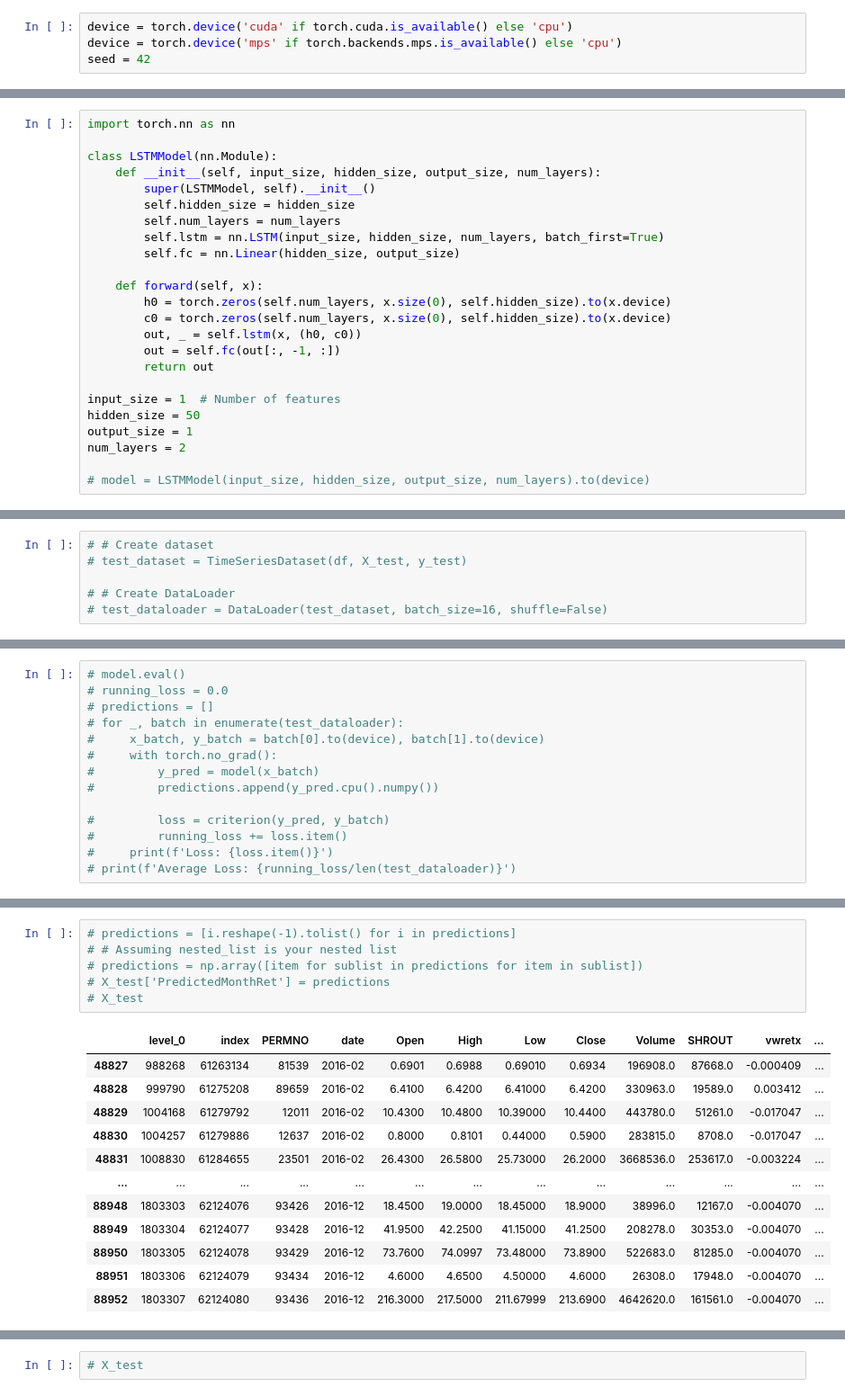
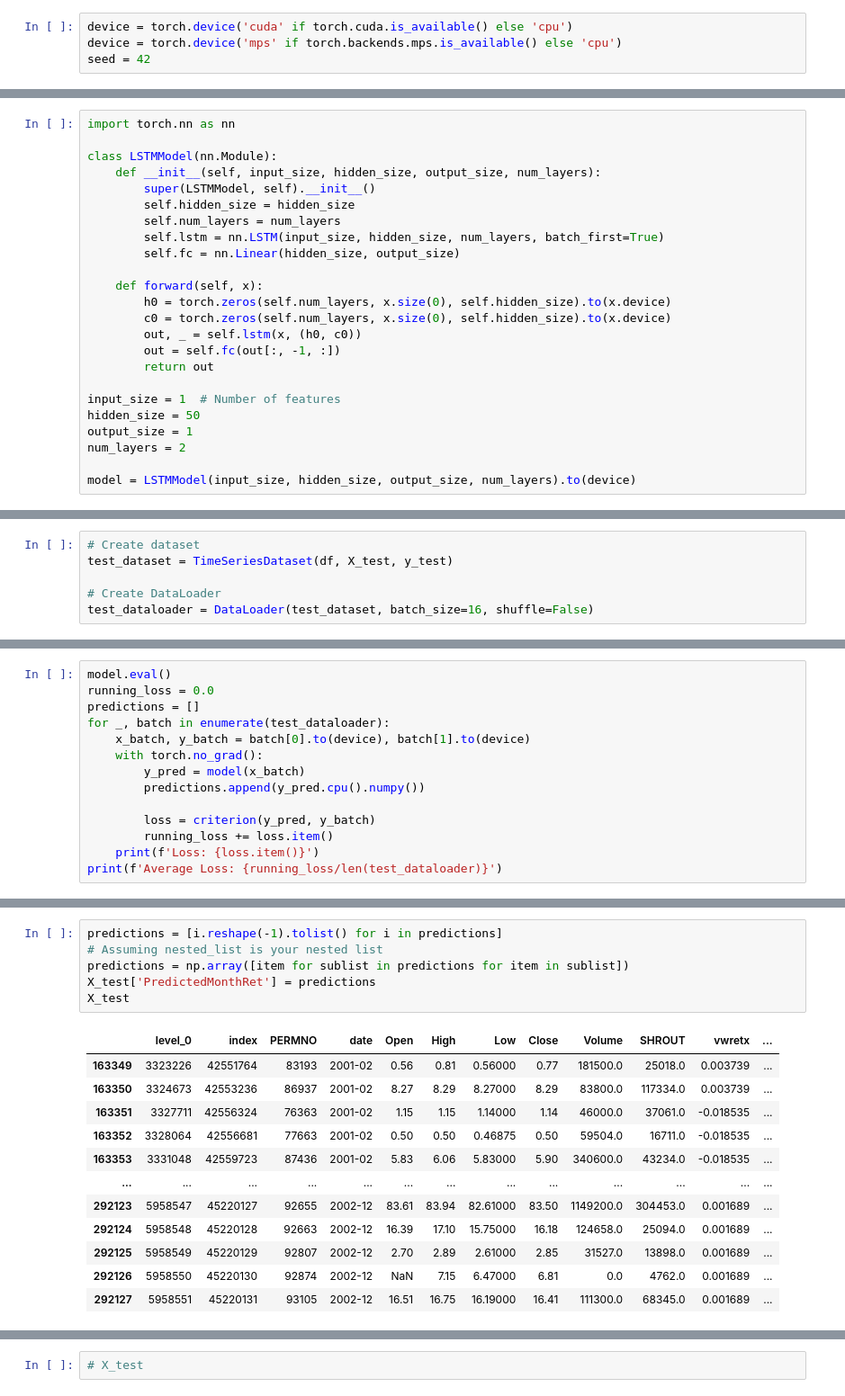
Before and after one commit to tushar2407/MGTF430, a Jupyter notebook: constantq.ipynb, the cells around one changed output, grey strips where cells are left out. Shown at 90% size. Cells and saved outputs as stored; diff of their text form.

```diff
--- a/constantq.ipynb
+++ b/constantq.ipynb
@@ -289,5 +290,5 @@ hidden_size = 50
 output_size = 1
 num_layers = 2
 
-# model = LSTMModel(input_size, hidden_size, output_size, num_layers).to(device)
+model = LSTMModel(input_size, hidden_size, output_size, num_layers).to(device)
 # %%
@@ -340,7 +341,7 @@ torch.Si
 # %%
-# # Create dataset
-# test_dataset = TimeSeriesDataset(df, X_test, y_test)
+# Create dataset
+test_dataset = TimeSeriesDataset(df, X_test, y_test)
 
-# # Create DataLoader
-# test_dataloader = DataLoader(test_dataset, batch_size=16, shuffle=False)
+# Create DataLoader
+test_dataloader = DataLoader(test_dataset, batch_size=16, shuffle=False)
 # %%
@@ -348,15 +349,15 @@ torch.Si
 # %%
-# model.eval()
-# running_loss = 0.0
-# predictions = []
-# for _, batch in enumerate(test_dataloader):
-#     x_batch, y_batch = batch[0].to(device), batch[1].to(device)
-#     with torch.no_grad():
-#         y_pred = model(x_batch)
-#         predictions.append(y_pred.cpu().numpy())
+model.eval()
+running_loss = 0.0
+predictions = []
+for _, batch in enumerate(test_dataloader):
+    x_batch, y_batch = batch[0].to(device), batch[1].to(device)
+    with torch.no_grad():
+        y_pred = model(x_batch)
+        predictions.append(y_pred.cpu().numpy())
 
-#         loss = criterion(y_pred, y_batch)
-#         running_loss += loss.item()
-#     print(f'Loss: {loss.item()}')
-# print(f'Average Loss: {running_loss/len(test_dataloader)}')
+        loss = criterion(y_pred, y_batch)
+        running_loss += loss.item()
+    print(f'Loss: {loss.item()}')
+print(f'Average Loss: {running_loss/len(test_dataloader)}')
 # %% [output]
@@ -380,19 +381,19 @@ Average Loss: 0.026632013278729435
 # %%
-# predictions = [i.reshape(-1).tolist() for i in predictions]
-# # Assuming nested_list is your nested list
-# predictions = np.array([item for sublist in predictions for item in sublist])
-# X_test['PredictedMonthRet'] = predictions
-# X_test
+predictions = [i.reshape(-1).tolist() for i in predictions]
+# Assuming nested_list is your nested list
+predictions = np.array([item for sublist in predictions for item in sublist])
+X_test['PredictedMonthRet'] = predictions
+X_test
 # %% [output]
 |  | level_0 | index | PERMNO | date | Open | High | Low | Close | Volume | SHROUT | vwretx | ... |
-| 48827 | 988268 | 61263134 | 81539 | 2016-02 | 0.6901 | 0.6988 | 0.69010 | 0.6934 | 196908.0 | 87668.0 | -0.000409 | ... |
-| 48828 | 999790 | 61275208 | 89659 | 2016-02 | 6.4100 | 6.4200 | 6.41000 | 6.4200 | 330963.0 | 19589.0 | 0.003412 | ... |
-| 48829 | 1004168 | 61279792 | 12011 | 2016-02 | 10.4300 | 10.4800 | 10.39000 | 10.4400 | 443780.0 | 51261.0 | -0.017047 | ... |
-| 48830 | 1004257 | 61279886 | 12637 | 2016-02 | 0.8000 | 0.8101 | 0.44000 | 0.5900 | 283815.0 | 8708.0 | -0.017047 | ... |
-| 48831 | 1008830 | 61284655 | 23501 | 2016-02 | 26.4300 | 26.5800 | 25.73000 | 26.2000 | 3668536.0 | 253617.0 | -0.003224 | ... |
+| 163349 | 3323226 | 42551764 | 83193 | 2001-02 | 0.56 | 0.81 | 0.56000 | 0.77 | 181500.0 | 25018.0 | 0.003739 | ... |
+| 163350 | 3324673 | 42553236 | 86937 | 2001-02 | 8.27 | 8.29 | 8.27000 | 8.29 | 83800.0 | 117334.0 | 0.003739 | ... |
+| 163351 | 3327711 | 42556324 | 76363 | 2001-02 | 1.15 | 1.15 | 1.14000 | 1.14 | 46000.0 | 37061.0 | -0.018535 | ... |
+| 163352 | 3328064 | 42556681 | 77663 | 2001-02 | 0.50 | 0.50 | 0.46875 | 0.50 | 59504.0 | 16711.0 | -0.018535 | ... |
+| 163353 | 3331048 | 42559723 | 87436 | 2001-02 | 5.83 | 6.06 | 5.83000 | 5.90 | 340600.0 | 43234.0 | -0.018535 | ... |
 | ... | ... | ... | ... | ... | ... | ... | ... | ... | ... | ... | ... | ... |
-| 88948 | 1803303 | 62124076 | 93426 | 2016-12 | 18.4500 | 19.0000 | 18.45000 | 18.9000 | 38996.0 | 12167.0 | -0.004070 | ... |
-| 88949 | 1803304 | 62124077 | 93428 | 2016-12 | 41.9500 | 42.2500 | 41.15000 | 41.2500 | 208278.0 | 30353.0 | -0.004070 | ... |
-| 88950 | 1803305 | 62124078 | 93429 | 2016-12 | 73.7600 | 74.0997 | 73.48000 | 73.8900 | 522683.0 | 81285.0 | -0.004070 | ... |
-| 88951 | 1803306 | 62124079 | 93434 | 2016-12 | 4.6000 | 4.6500 | 4.50000 | 4.6000 | 26308.0 | 17948.0 | -0.004070 | ... |
-| 88952 | 1803307 | 62124080 | 93436 | 2016-12 | 216.3000 | 217.5000 | 211.67999 | 213.6900 | 4642620.0 | 161561.0 | -0.004070 | ... |
+| 292123 | 5958547 | 45220127 | 92655 | 2002-12 | 83.61 | 83.94 | 82.61000 | 83.50 | 1149200.0 | 304453.0 | 0.001689 | ... |
+| 292124 | 5958548 | 45220128 | 92663 | 2002-12 | 16.39 | 17.10 | 15.75000 | 16.18 | 124658.0 | 25094.0 | 0.001689 | ... |
+| 292125 | 5958549 | 45220129 | 92807 | 2002-12 | 2.70 | 2.89 | 2.61000 | 2.85 | 31527.0 | 13898.0 | 0.001689 | ... |
+| 292126 | 5958550 | 45220130 | 92874 | 2002-12 | NaN | 7.15 | 6.47000 | 6.81 | 0.0 | 4762.0 | 0.001689 | ... |
+| 292127 | 5958551 | 45220131 | 93105 | 2002-12 | 16.51 | 16.75 | 16.19000 | 16.41 | 111300.0 | 68345.0 | 0.001689 | ... |
```
Also changed, not shown: parts of 29 cells of this notebook, 6 other files.
